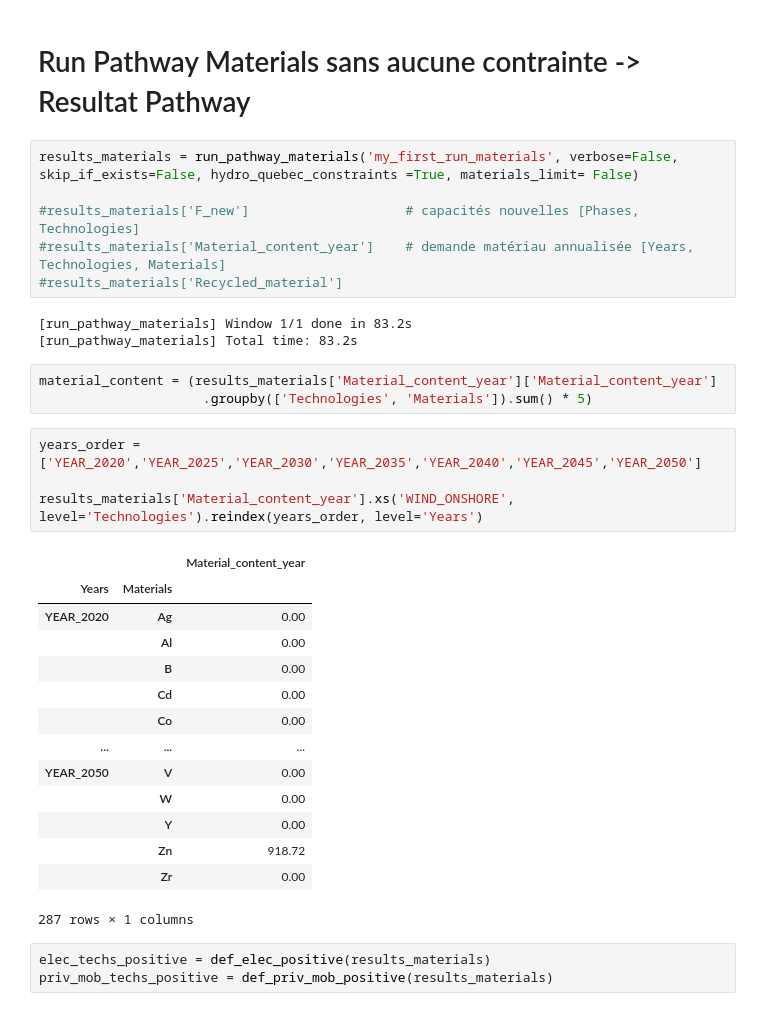
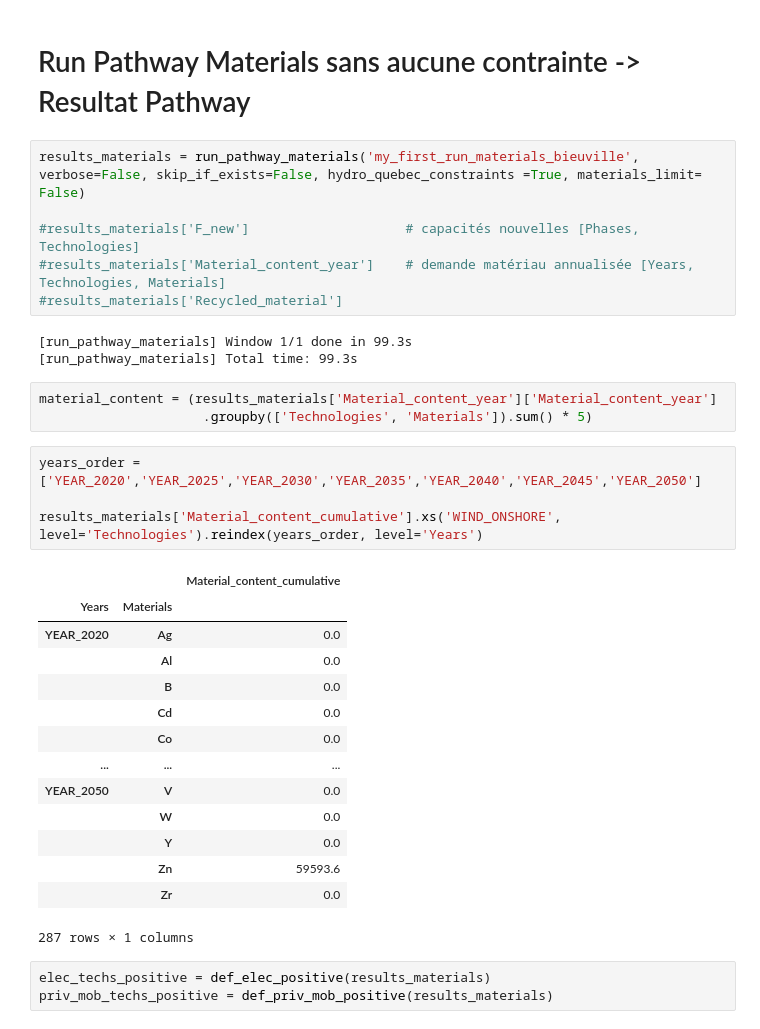
Before and after one commit to CIRAIG/EnergyScope-Quebec, a Jupyter notebook: projects/critical_materials/Pathway_materials.ipynb, the cells around one changed output. Drawn from its saved outputs; the diff is of its cells as text.

```diff
--- a/projects/critical_materials/Pathway_materials.ipynb
+++ b/projects/critical_materials/Pathway_materials.ipynb
@@ -71,35 +68,35 @@ Coverage report:
 # %% [markdown]
 # Run Pathway Materials sans aucune contrainte -> Resultat Pathway
 # %%
-results_materials = run_pathway_materials('my_first_run_materials', verbose=False, skip_if_exists=False, hydro_quebec_constraints =True, materials_limit= False)
+results_materials = run_pathway_materials('my_first_run_materials_bieuville', verbose=False, skip_if_exists=False, hydro_quebec_constraints =True, materials_limit= False)
 
 #results_materials['F_new']                    # capacités nouvelles [Phases, Technologies]
 #results_materials['Material_content_year']    # demande matériau annualisée [Years, Technologies, Materials]
 #results_materials['Recycled_material']
 # %% [output]
-[run_pathway_materials] Window 1/1 done in 83.2s
-[run_pathway_materials] Total time: 83.2s
+[run_pathway_materials] Window 1/1 done in 99.3s
+[run_pathway_materials] Total time: 99.3s
 # %%
 material_content = (results_materials['Material_content_year']['Material_content_year']
                      .groupby(['Technologies', 'Materials']).sum() * 5)
 # %%
 years_order = ['YEAR_2020','YEAR_2025','YEAR_2030','YEAR_2035','YEAR_2040','YEAR_2045','YEAR_2050']
 
-results_materials['Material_content_year'].xs('WIND_ONSHORE', level='Technologies').reindex(years_order, level='Years')
+results_materials['Material_content_cumulative'].xs('WIND_ONSHORE', level='Technologies').reindex(years_order, level='Years')
 # %% [output]
-|  |  | Material_content_year |
+|  |  | Material_content_cumulative |
 | Years | Materials |  |
-| YEAR_2020 | Ag | 0.00 |
-|  | Al | 0.00 |
-|  | B | 0.00 |
-|  | Cd | 0.00 |
-|  | Co | 0.00 |
+| YEAR_2020 | Ag | 0.0 |
+|  | Al | 0.0 |
+|  | B | 0.0 |
+|  | Cd | 0.0 |
+|  | Co | 0.0 |
 | ... | ... | ... |
-| YEAR_2050 | V | 0.00 |
-|  | W | 0.00 |
-|  | Y | 0.00 |
-|  | Zn | 918.72 |
-|  | Zr | 0.00 |
+| YEAR_2050 | V | 0.0 |
+|  | W | 0.0 |
+|  | Y | 0.0 |
+|  | Zn | 59593.6 |
+|  | Zr | 0.0 |
 287 rows × 1 columns
 # %%
 elec_techs_positive = def_elec_positive(results_materials)
```
Also changed, not shown: parts of 3 cells of this notebook, 7 other files.
